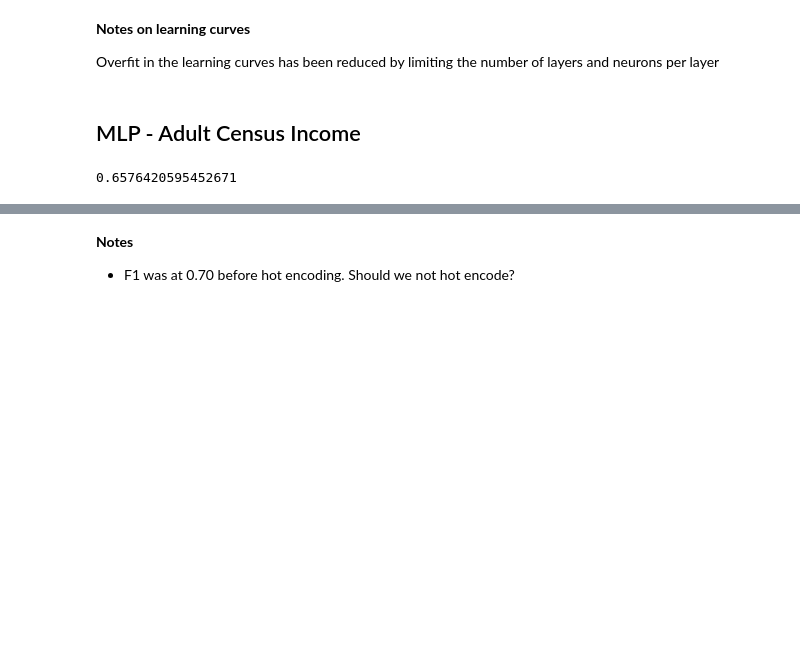
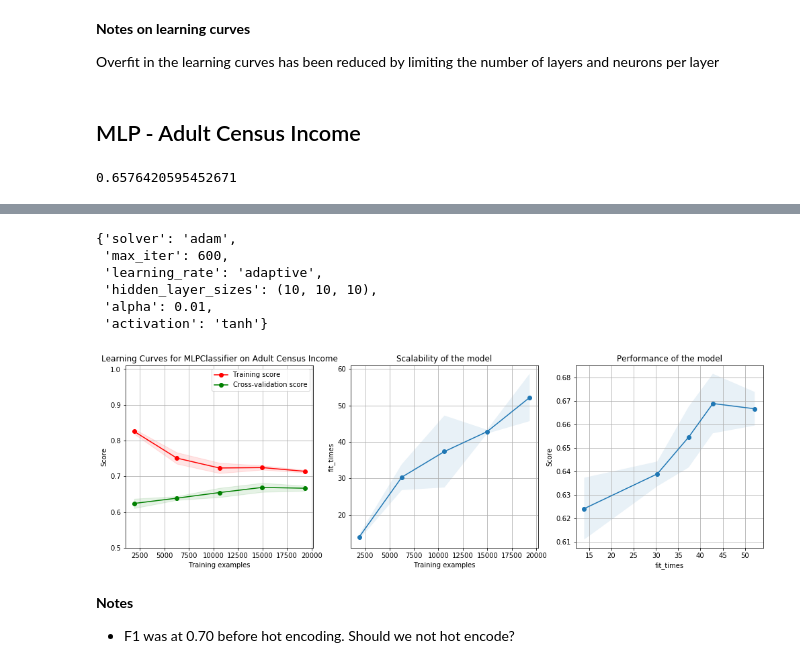
Before and after one commit to fedme/ml-assignment-1, a Jupyter notebook: ml_assignment_1.ipynb, the cells around one changed output, grey strips where cells are left out. Drawn from its saved outputs; the diff is of its cells as text; code cells hidden in the pictures; blank space fills up the shorter version.

```diff
--- a/ml_assignment_1.ipynb
+++ b/ml_assignment_1.ipynb
@@ -670,3 +699,19 @@ ac_mlp = MLPClassifier(hidden_layer_sizes=(30,30), alpha=1, max_iter=700)
 compute_mean_cv_score(ac_mlp, "ac")
 # %% [output]
 0.6576420595452671
+# %%
+ac_mlp = MLPClassifier(random_state=42)
+params = {
+    "hidden_layer_sizes": [(30, 30), (50, 50), (10, 10, 10), (30, 30, 30)],
+    "activation": ["identity", "logistic", "tanh", "relu"],
+    "solver": ["lbfgs", "sgd", "adam"],
+    "alpha": [0.0001, 0.001, 0.01],
+    "learning_rate": ["constant", "invscaling", "adaptive"],
+    "max_iter": [200, 400, 600]
+}
+ac_mlp_gcv = RandomizedSearchCV(ac_mlp, params, scoring=get_scoring_function("ac"), n_iter=50, random_state=42, n_jobs=-1, verbose=5)
+ac_mlp_gcv.fit(ac_x_train, ac_y_train)
+ac_mlp_gcv.best_params_
+
+ac_mlp_tuned = ac_mlp_gcv.best_estimator_
+compute_mean_cv_score(ac_mlp_tuned, "ac")
@@ -673,3 +725,16 @@ compute_mean_cv_score(ac_mlp, "ac")
+# %%
+ac_mlp_gcv.best_params_
+# %% [output]
+{'solver': 'adam',
+ 'max_iter': 600,
+ 'learning_rate': 'adaptive',
+ 'hidden_layer_sizes': (10, 10, 10),
+ 'alpha': 0.01,
+ 'activation': 'tanh'}
+# %%
+plot_learning_curves(ac_mlp_tuned, "ac")
+# %% [output]
+[figure, added]
 # %% [markdown]
 **Notes**
 - F1 was at 0.70 before hot encoding. Should we not hot encode?
```
Also changed, not shown: parts of 6 cells of this notebook.
